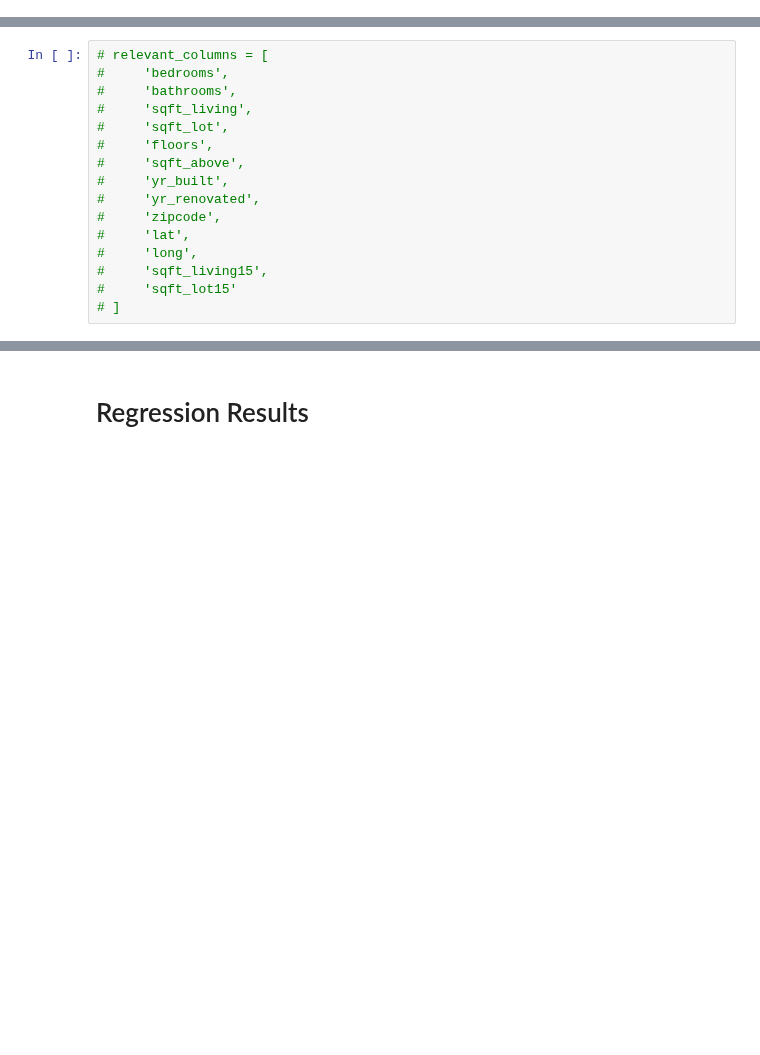
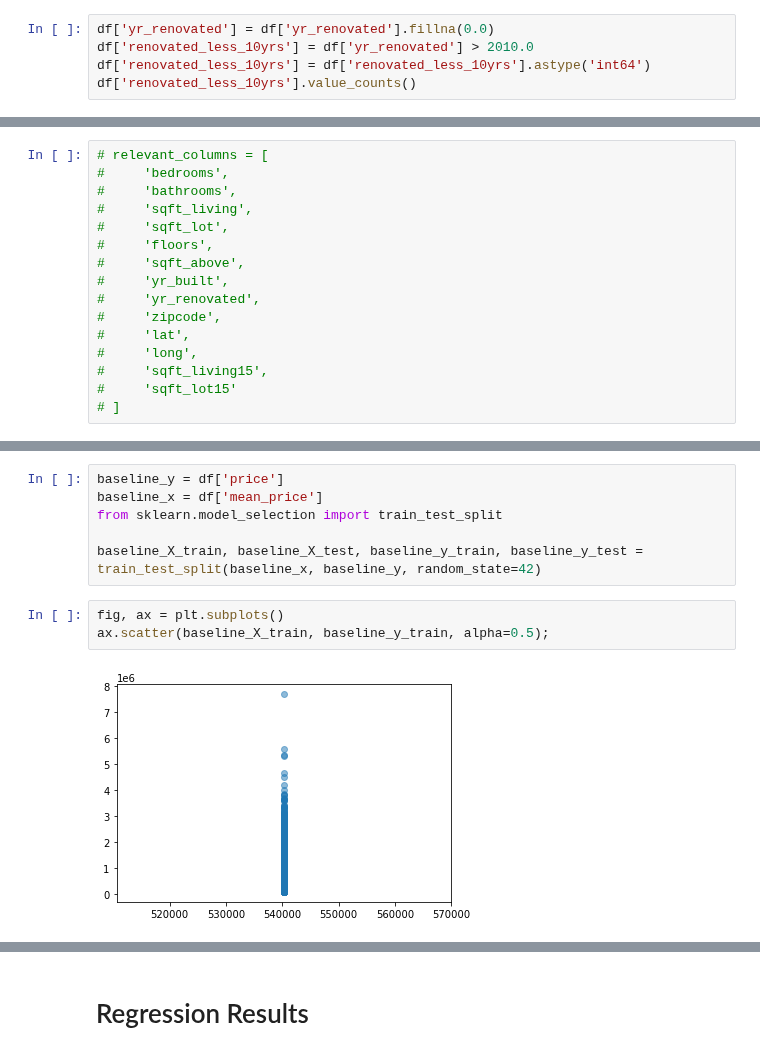
Before and after one commit to cyborgsage/kingco-realestate, a Jupyter notebook: doug_index.ipynb, the cells around one changed output, grey strips where cells are left out. Saved outputs shown, nothing was run; the diff lists cells and outputs as text; blank space fills up the shorter version.

Commit message:
baseline model

```diff
--- a/doug_index.ipynb
+++ b/doug_index.ipynb
@@ -191,0 +151,5 @@ Name: yr_renovated, Length: 70, dtype: int64
+# %%
+df['yr_renovated'] = df['yr_renovated'].fillna(0.0)
+df['renovated_less_10yrs'] = df['yr_renovated'] > 2010.0
+df['renovated_less_10yrs'] = df['renovated_less_10yrs'].astype('int64')
+df['renovated_less_10yrs'].value_counts()
@@ -360,0 +437,11 @@ NameError: name 'relevant_columns' is not defined
+# %%
+baseline_y = df['price']
+baseline_x = df['mean_price']
+from sklearn.model_selection import train_test_split
+
+baseline_X_train, baseline_X_test, baseline_y_train, baseline_y_test = train_test_split(baseline_x, baseline_y, random_state=42)
+# %%
+fig, ax = plt.subplots()
+ax.scatter(baseline_X_train, baseline_y_train, alpha=0.5);
+# %% [output]
+[figure, added]
```
Also changed, not shown: parts of 39 cells of this notebook.
